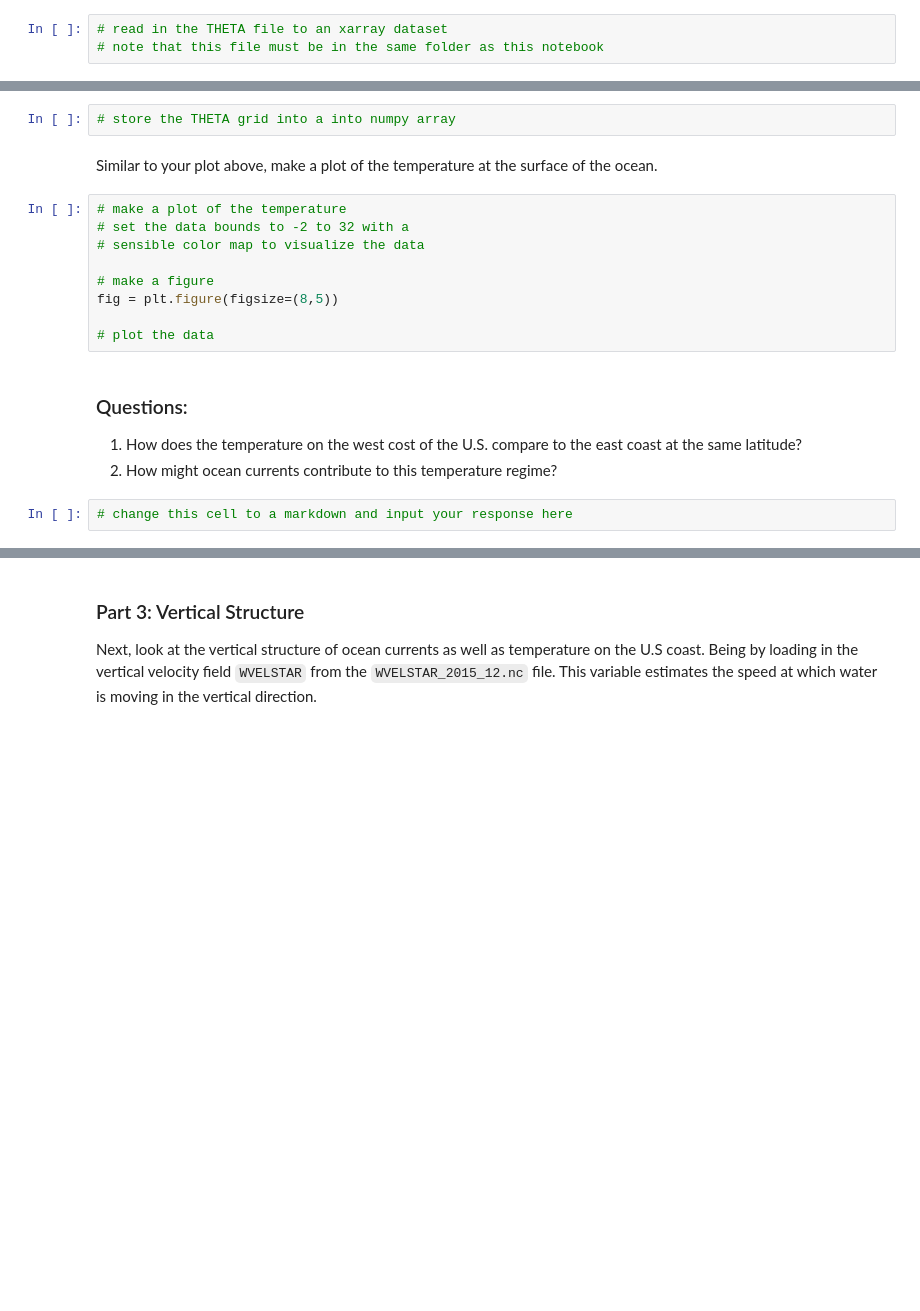
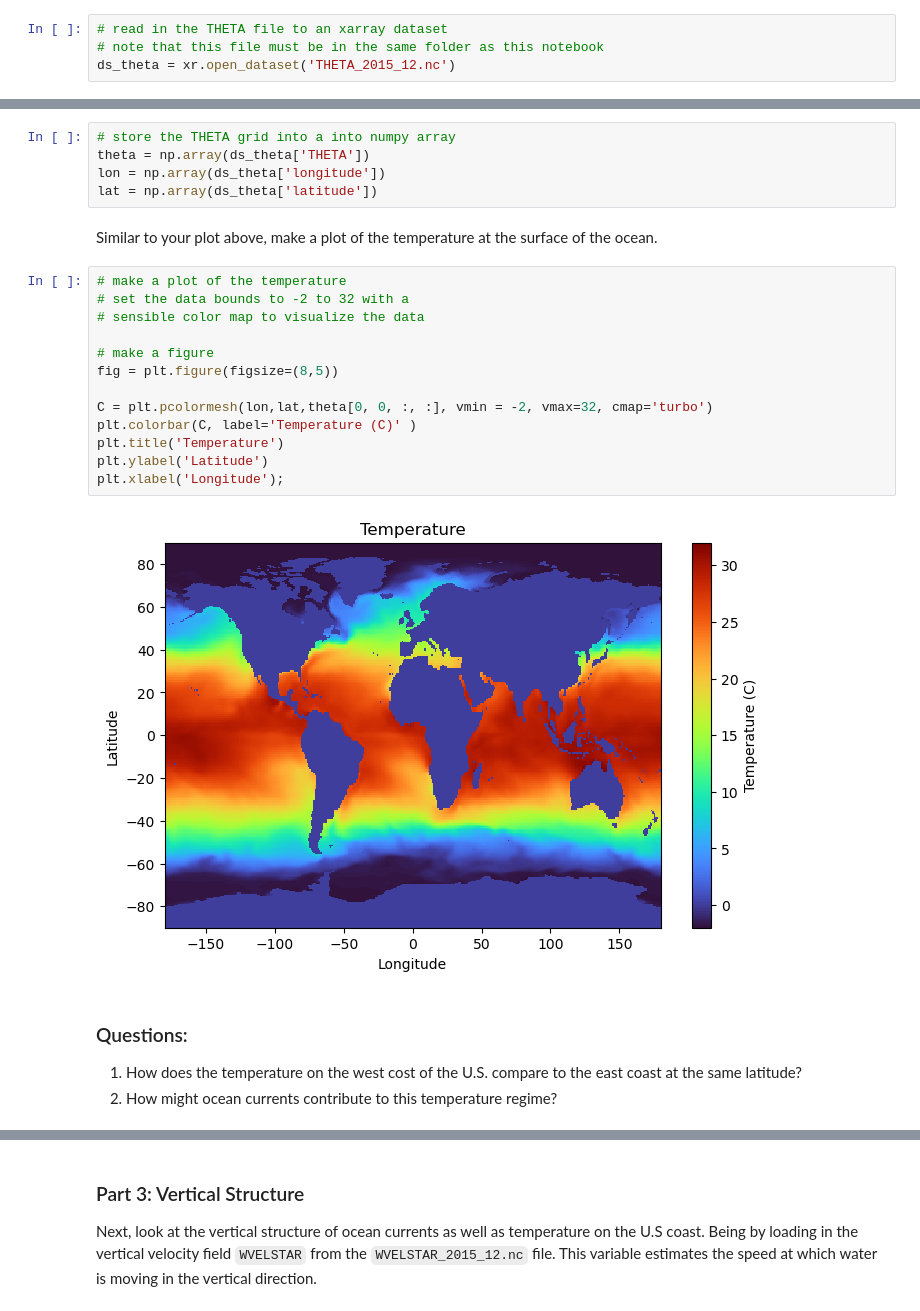
Before and after one commit to jonathan-manzano/cs185c-fall2024, a Jupyter notebook: homework/homework_2/HW2 US Boundary Currents.ipynb, the cells around one changed output, grey strips where cells are left out. Drawn from its saved outputs; the diff is of its cells as text; blank space fills up the shorter version.

```diff
--- a/homework/homework_2/HW2 US Boundary Currents.ipynb
+++ b/homework/homework_2/HW2 US Boundary Currents.ipynb
@@ -53,3 +141,4 @@ Next, examine the mean temperature on the coasts of the U.S. Load in the tempera
 # %%
 # read in the THETA file to an xarray dataset
 # note that this file must be in the same folder as this notebook
+ds_theta = xr.open_dataset('THETA_2015_12.nc')
@@ -56,19 +165,26 @@ Next, examine the mean temperature on the coasts of the U.S. Load in the tempera
 # %%
 # store the THETA grid into a into numpy array
+theta = np.array(ds_theta['THETA'])
+lon = np.array(ds_theta['longitude'])
+lat = np.array(ds_theta['latitude'])
 # %% [markdown]
 Similar to your plot above, make a plot of the temperature at the surface of the ocean.
 # %%
 # make a plot of the temperature
 # set the data bounds to -2 to 32 with a
 # sensible color map to visualize the data
 
 # make a figure
 fig = plt.figure(figsize=(8,5))
 
-# plot the data
+C = plt.pcolormesh(lon,lat,theta[0, 0, :, :], vmin = -2, vmax=32, cmap='turbo')
+plt.colorbar(C, label='Temperature (C)' )
+plt.title('Temperature')
+plt.ylabel('Latitude')
+plt.xlabel('Longitude');
+# %% [output]
+[figure, added]
 # %% [markdown]
 ### Questions:
 1. How does the temperature on the west cost of the U.S. compare to the east coast at the same latitude?
 2. How might ocean currents contribute to this temperature regime?
-# %%
-# change this cell to a markdown and input your response here
```
Also changed, not shown: parts of 18 cells of this notebook.
